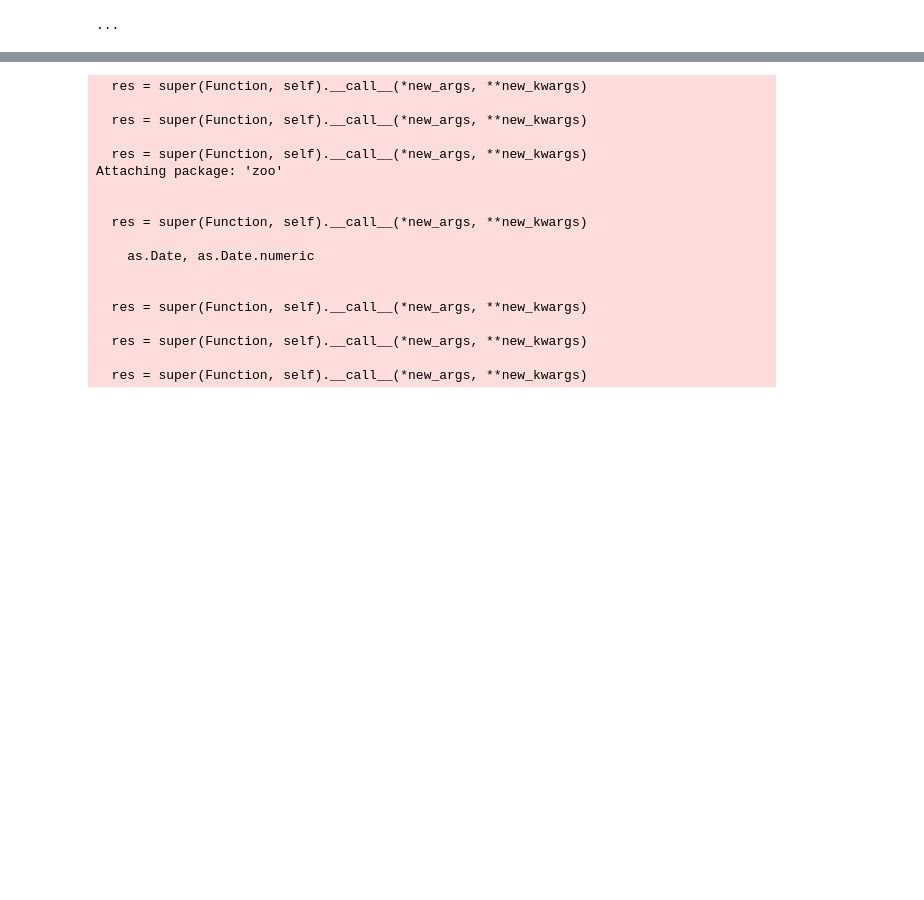
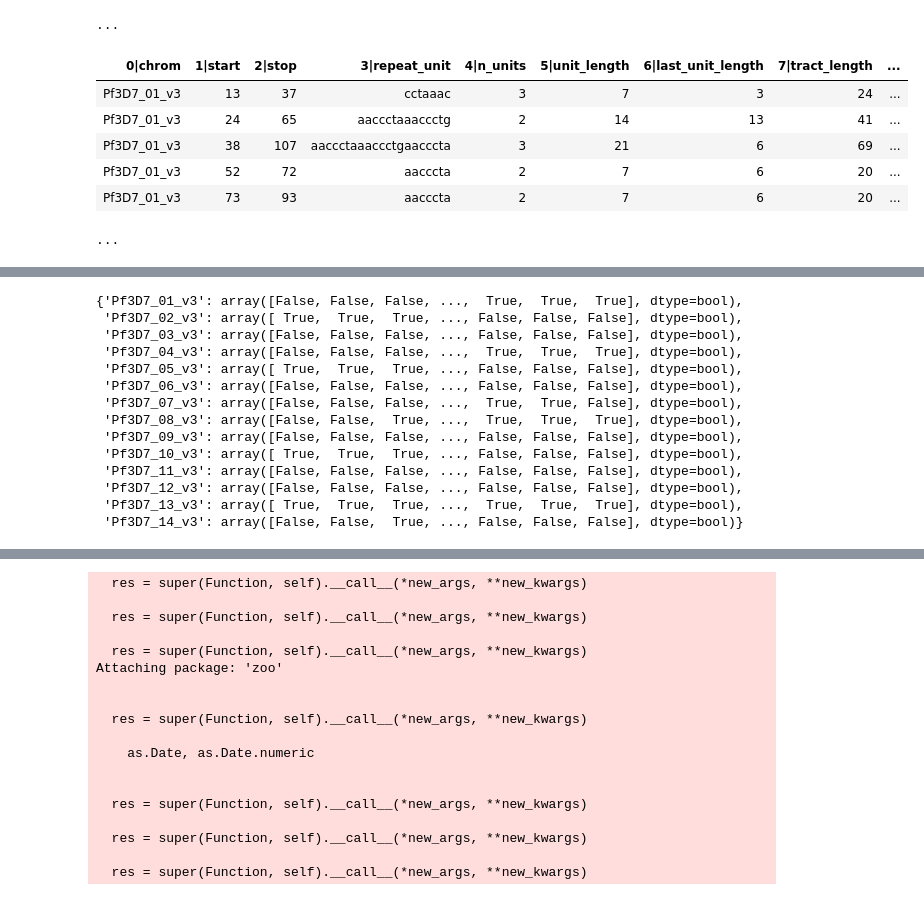
Before and after one commit to wtchg-kwiatkowski/pfx-paper-2015, a Jupyter notebook: supplementary/notebooks/hotspots.ipynb, the cells around one changed output, grey strips where cells are left out. Saved outputs shown, nothing was run; the diff lists cells and outputs as text; code cells hidden in the pictures; blank space fills up the shorter version.

```diff
--- a/supplementary/notebooks/hotspots.ipynb
+++ b/supplementary/notebooks/hotspots.ipynb
@@ -106,3 +106,51 @@ CO events (1194 rows)
 | 7C159/PG0040-Cx/ERR107475 | Pf3D7_01_v3 | 206905 | 206074 | 207736 | 1662 | hb3_dd2 | hb3 | ... |
 | CH3_61/PG0033-Cx/ERR175544 | Pf3D7_01_v3 | 206905 | 206074 | 207736 | 1662 | hb3_dd2 | dd2 | ... |
 ...
+# %%
+def tabulate_tr(chrom):
+    fn = '/data/plasmodium/pfalciparum/pf-crosses/data/genome/sanger/version3/September_2012/%s.tr.pickle' % chrom
+    tbl_tr = etl.frompickle(fn)
+    return tbl_tr
+
+
+tbl_tr = (
+    etl
+    .cat(*[tabulate_tr(chrom) for chrom in sorted(fasta.keys())])
+    .sort(key=('chrom', 'start'))
+)
+
+
+def select_tr_threshold(row):
+    unit_length = row.unit_length
+    tract_length = row.tract_length
+    return (
+        ((unit_length == 1) and (tract_length >= 6)) or
+        ((unit_length == 2) and (tract_length >= 9)) or
+        ((unit_length == 3) and (tract_length >= 11)) or
+        ((unit_length == 4) and (tract_length >= 13)) or
+        ((unit_length == 5) and (tract_length >= 14)) or
+        ((unit_length == 6) and (tract_length >= 16)) or
+        ((unit_length >= 7) and (tract_length >= 18))
+    )
+
+
+tbl_tr_proper = tbl_tr.select(select_tr_threshold).cache()
+tbl_tr_proper.display()
+
+is_tr = dict()
+for chrom in sorted(fasta.keys()):
+    log(chrom)
+    is_tr[chrom] = np.zeros(len(fasta[chrom]), dtype='b1')
+    for rec in tbl_tr_proper.eq('chrom', chrom).records():
+        start = rec.start - 1
+        stop = rec.stop
+        is_tr[chrom][start:stop] = True
+is_tr
+# %% [output]
+| 0|chrom | 1|start | 2|stop | 3|repeat_unit | 4|n_units | 5|unit_length | 6|last_unit_length | 7|tract_length | ... |
+| Pf3D7_01_v3 | 13 | 37 | cctaaac | 3 | 7 | 3 | 24 | ... |
+| Pf3D7_01_v3 | 24 | 65 | aaccctaaaccctg | 2 | 14 | 13 | 41 | ... |
+| Pf3D7_01_v3 | 38 | 107 | aaccctaaaccctgaacccta | 3 | 21 | 6 | 69 | ... |
+| Pf3D7_01_v3 | 52 | 72 | aacccta | 2 | 7 | 6 | 20 | ... |
+| Pf3D7_01_v3 | 73 | 93 | aacccta | 2 | 7 | 6 | 20 | ... |
+...
@@ -109,3 +171,17 @@ CO events (1194 rows)
+{'Pf3D7_01_v3': array([False, False, False, ...,  True,  True,  True], dtype=bool),
+ 'Pf3D7_02_v3': array([ True,  True,  True, ..., False, False, False], dtype=bool),
+ 'Pf3D7_03_v3': array([False, False, False, ..., False, False, False], dtype=bool),
+ 'Pf3D7_04_v3': array([False, False, False, ...,  True,  True,  True], dtype=bool),
+ 'Pf3D7_05_v3': array([ True,  True,  True, ..., False, False, False], dtype=bool),
+ 'Pf3D7_06_v3': array([False, False, False, ..., False, False, False], dtype=bool),
+ 'Pf3D7_07_v3': array([False, False, False, ...,  True,  True, False], dtype=bool),
+ 'Pf3D7_08_v3': array([False, False,  True, ...,  True,  True,  True], dtype=bool),
+ 'Pf3D7_09_v3': array([False, False, False, ..., False, False, False], dtype=bool),
+ 'Pf3D7_10_v3': array([ True,  True,  True, ..., False, False, False], dtype=bool),
+ 'Pf3D7_11_v3': array([False, False, False, ..., False, False, False], dtype=bool),
+ 'Pf3D7_12_v3': array([False, False, False, ..., False, False, False], dtype=bool),
+ 'Pf3D7_13_v3': array([ True,  True,  True, ...,  True,  True,  True], dtype=bool),
+ 'Pf3D7_14_v3': array([False, False,  True, ..., False, False, False], dtype=bool)}
 # %%
 is_exon = dict()
 for chrom in sorted(fasta.keys()):
```
Also changed, not shown: parts of 29 cells of this notebook, 1 other file.
